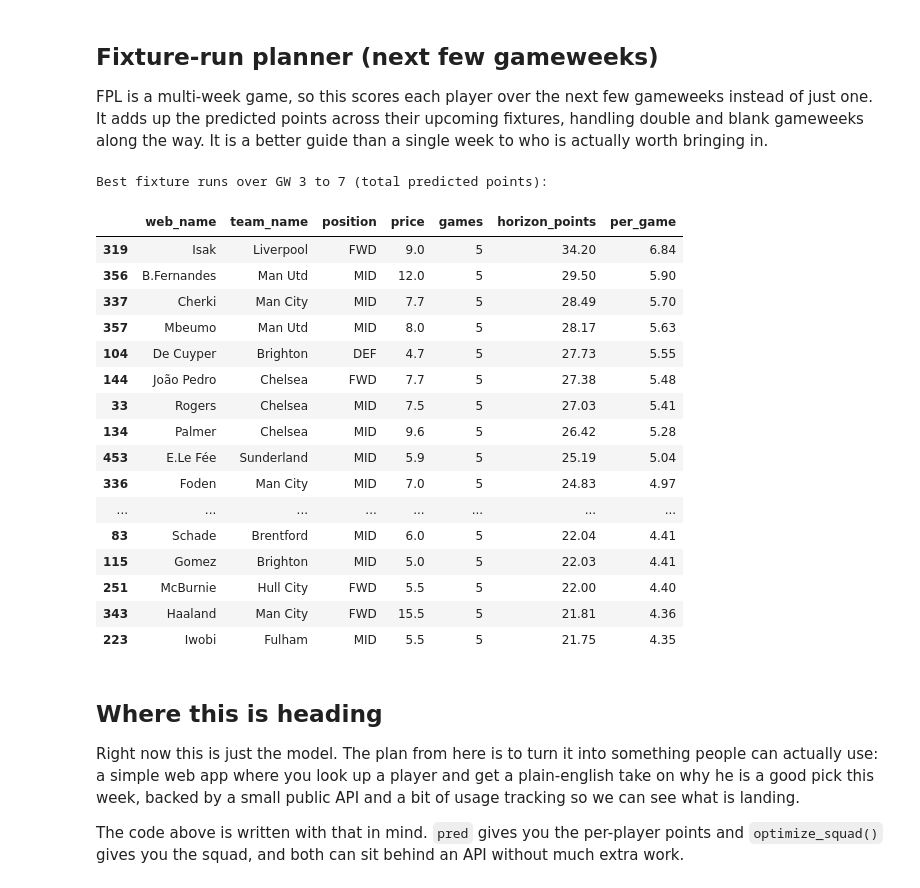
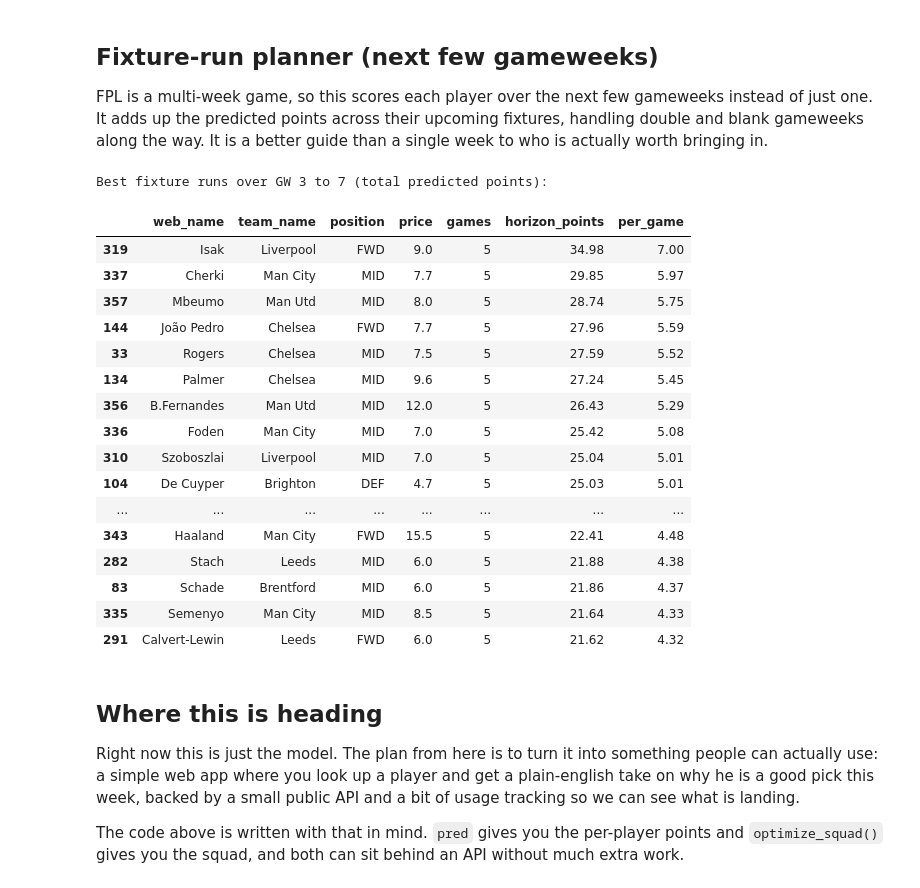
Before and after one commit to husainal1/fpl-predictor-app, a Jupyter notebook: Predicting_EPL_Player_Performance_2026_27.ipynb, the cells around one changed output. Saved outputs shown, nothing was run; the diff lists cells and outputs as text; code cells hidden in the pictures.

```diff
--- a/Predicting_EPL_Player_Performance_2026_27.ipynb
+++ b/Predicting_EPL_Player_Performance_2026_27.ipynb
@@ -358,10 +354,6 @@ nothing to push / check token
 ## Predict the next gameweek
 # %%
 # ---- Predict the upcoming gameweek for every current player ----
-# Latest form snapshot per player. For an UPCOMING match the player's most recent
-# completed game is "lag1", so form here includes that last game (unlike training,
-# where each row's form excludes the match being scored) -- both describe "form
-# going into the match", so they line up.
 FORM_COLS = ([f"{c}_lag{L}" for c in BASE_COLS for L in LAGS] +
              [f"{c}_roll{W}_mean" for c in BASE_COLS for W in WINDOWS] +
              ["played_last", "played_last3_pct"])
@@ -373,9 +365,9 @@ def latest_form(df):
     key = df["name_key"]
     for col in BASE_COLS:
         s = pd.to_numeric(df[col], errors="coerce")
-        for L in LAGS:                       # lag1 = most recent completed game
+        for L in LAGS:
             df[f"{col}_lag{L}"] = s.groupby(key).shift(L - 1)
-        for W in WINDOWS:                    # rolling window includes the last game
+        for W in WINDOWS:
             df[f"{col}_roll{W}_mean"] = s.groupby(key).transform(lambda x: x.rolling(W).mean())
     mins = pd.to_numeric(df["minutes"], errors="coerce")
     df["played_last"]      = (mins > 0).astype(int)
@@ -384,15 +376,13 @@ def latest_form(df):
 
 recent = latest_form(hist)
 
-# 2) upcoming fixture (opponent + venue) for each current club, from the next GW
 fx = fixtures[(fixtures["event"] == NEXT_GW)].copy()
-next_opp = {}   # team_name -> (opp_name, is_home)
+next_opp = {}
 for _, r in fx.iterrows():
     h_, a_ = team_name_now.get(r["team_h"]), team_name_now.get(r["team_a"])
     if h_: next_opp[h_] = (a_, 1)
     if a_: next_opp[a_] = (h_, 0)
 
-# 3) assemble one prediction row per current player
 def build_pred_rows():
     r = recent.set_index("name_key")
     out = []
@@ -409,13 +399,13 @@ def build_pred_rows():
         row["def_vs_oppatt"]    = td - oa
         row["month"] = pd.Timestamp.utcnow().month
         for pos in VALID_POS: row[f"is_{pos}"] = int(p["position"] == pos)
-        if p["name_key"] in r.index:                    # has PL history
+        if p["name_key"] in r.index:
             rr = r.loc[p["name_key"]]
             rr = rr.iloc[0] if isinstance(rr, pd.DataFrame) else rr
             for c in FORM_COLS:
                 if c in rr.index: row[c] = rr[c]
             row["is_new"] = 0
-        else:                                           # new to the PL: cold start
+        else:
             row["is_new"] = 1
         out.append(row)
     return pd.DataFrame(out)
@@ -424,9 +414,8 @@ pred = build_pred_rows()
 for f in FEATURES:
     if f not in pred.columns: pred[f] = 0.0
 pred[FEATURES] = pred[FEATURES].apply(pd.to_numeric, errors="coerce").fillna(0.0)
-pred["p_start"] = start_model.predict_proba(pred[FEATURES])[:, 1]
+pred["p_start"] = np.clip(start_model.predict(pred[FEATURES]), 0.0, 1.0)
 pred["pred_points"] = pred["p_start"] * pts_start_model.predict(pred[FEATURES])
-# unavailable players (injured/suspended) shouldn't be recommended
 pred.loc[players_now.set_index("player_id").reindex(pred["player_id"])["status"].values != "a", "pred_points"] *= 0.4
 
 # ---- set-piece / penalty bump ----
@@ -597,7 +586,6 @@ Differentials (projected 3.5+ pts, owned by under 10%):
 FPL is a multi-week game, so this scores each player over the next few gameweeks instead of just one. It adds up the predicted points across their upcoming fixtures, handling double and blank gameweeks along the way. It is a better guide than a single week to who is actually worth bringing in.
 # %%
 # Score each player over the next few gameweeks, not just the next one.
-# Reuses the trained model and latest form snapshot; only the opponent and venue change per GW.
 HORIZON = 5
 r_idx = recent.set_index('name_key')
 
@@ -621,51 +609,51 @@ def _row_for(p, opp, home, gw):
                 row[c] = rr[c]
     return row
 
 def predict_gw(gw):
     fx = fixtures[fixtures['event'] == gw]
     opp = {}
     for _, r in fx.iterrows():
         h = team_name_now.get(r['team_h']); a = team_name_now.get(r['team_a'])
         if h: opp.setdefault(h, []).append((a, 1))
         if a: opp.setdefault(a, []).append((h, 0))
     rows = [_row_for(p, o, hm, gw) for _, p in players_now.iterrows() for o, hm in opp.get(p['team_name'], [])]
     if not rows:
         return pd.DataFrame()
     pf = pd.DataFrame(rows)
     for f in FEATURES:
         if f not in pf.columns: pf[f] = 0.0
     pf[FEATURES] = pf[FEATURES].apply(pd.to_numeric, errors='coerce').fillna(0.0)
-    pf['pred_points'] = start_model.predict_proba(pf[FEATURES])[:, 1] * pts_start_model.predict(pf[FEATURES])
+    pf['pred_points'] = np.clip(start_model.predict(pf[FEATURES]), 0.0, 1.0) * pts_start_model.predict(pf[FEATURES])
     pf['pred_points'] = [pp + (_bump.get(int(pid), 0.0) if pp > 1.5 else 0.0) for pp, pid in zip(pf['pred_points'], pf['player_id'])]
     return pf[['player_id','web_name','team_name','position','price','gw','pred_points']]
 
 gws = list(range(NEXT_GW, min(NEXT_GW + HORIZON, 39)))
 allgw = pd.concat([predict_gw(g) for g in gws], ignore_index=True)
 run = (allgw.groupby(['player_id','web_name','team_name','position','price'])
-            .agg(games=('gw','nunique'), horizon_points=('pred_points','sum')).reset_index())
+       .agg(games=('gw','nunique'), horizon_points=('pred_points','sum')).reset_index())
 run['per_game'] = (run['horizon_points'] / run['games']).round(2)
 run = run.sort_values('horizon_points', ascending=False)
 print('Best fixture runs over GW', gws[0], 'to', gws[-1], '(total predicted points):')
 display(run[['web_name','team_name','position','price','games','horizon_points','per_game']].head(20).round(2))
 # %% [output]
 Best fixture runs over GW 3 to 7 (total predicted points):
 |  | web_name | team_name | position | price | games | horizon_points | per_game |
-| 319 | Isak | Liverpool | FWD | 9.0 | 5 | 34.20 | 6.84 |
-| 356 | B.Fernandes | Man Utd | MID | 12.0 | 5 | 29.50 | 5.90 |
-| 337 | Cherki | Man City | MID | 7.7 | 5 | 28.49 | 5.70 |
-| 357 | Mbeumo | Man Utd | MID | 8.0 | 5 | 28.17 | 5.63 |
-| 104 | De Cuyper | Brighton | DEF | 4.7 | 5 | 27.73 | 5.55 |
-| 144 | João Pedro | Chelsea | FWD | 7.7 | 5 | 27.38 | 5.48 |
-| 33 | Rogers | Chelsea | MID | 7.5 | 5 | 27.03 | 5.41 |
-| 134 | Palmer | Chelsea | MID | 9.6 | 5 | 26.42 | 5.28 |
-| 453 | E.Le Fée | Sunderland | MID | 5.9 | 5 | 25.19 | 5.04 |
-| 336 | Foden | Man City | MID | 7.0 | 5 | 24.83 | 4.97 |
+| 319 | Isak | Liverpool | FWD | 9.0 | 5 | 34.98 | 7.00 |
+| 337 | Cherki | Man City | MID | 7.7 | 5 | 29.85 | 5.97 |
+| 357 | Mbeumo | Man Utd | MID | 8.0 | 5 | 28.74 | 5.75 |
+| 144 | João Pedro | Chelsea | FWD | 7.7 | 5 | 27.96 | 5.59 |
+| 33 | Rogers | Chelsea | MID | 7.5 | 5 | 27.59 | 5.52 |
+| 134 | Palmer | Chelsea | MID | 9.6 | 5 | 27.24 | 5.45 |
+| 356 | B.Fernandes | Man Utd | MID | 12.0 | 5 | 26.43 | 5.29 |
+| 336 | Foden | Man City | MID | 7.0 | 5 | 25.42 | 5.08 |
+| 310 | Szoboszlai | Liverpool | MID | 7.0 | 5 | 25.04 | 5.01 |
+| 104 | De Cuyper | Brighton | DEF | 4.7 | 5 | 25.03 | 5.01 |
 | ... | ... | ... | ... | ... | ... | ... | ... |
-| 83 | Schade | Brentford | MID | 6.0 | 5 | 22.04 | 4.41 |
-| 115 | Gomez | Brighton | MID | 5.0 | 5 | 22.03 | 4.41 |
-| 251 | McBurnie | Hull City | FWD | 5.5 | 5 | 22.00 | 4.40 |
-| 343 | Haaland | Man City | FWD | 15.5 | 5 | 21.81 | 4.36 |
-| 223 | Iwobi | Fulham | MID | 5.5 | 5 | 21.75 | 4.35 |
+| 343 | Haaland | Man City | FWD | 15.5 | 5 | 22.41 | 4.48 |
+| 282 | Stach | Leeds | MID | 6.0 | 5 | 21.88 | 4.38 |
+| 83 | Schade | Brentford | MID | 6.0 | 5 | 21.86 | 4.37 |
+| 335 | Semenyo | Man City | MID | 8.5 | 5 | 21.64 | 4.33 |
+| 291 | Calvert-Lewin | Leeds | FWD | 6.0 | 5 | 21.62 | 4.32 |
 # %% [markdown]
 ## Where this is heading
 
```
Also changed, not shown: parts of 4 cells of this notebook.
